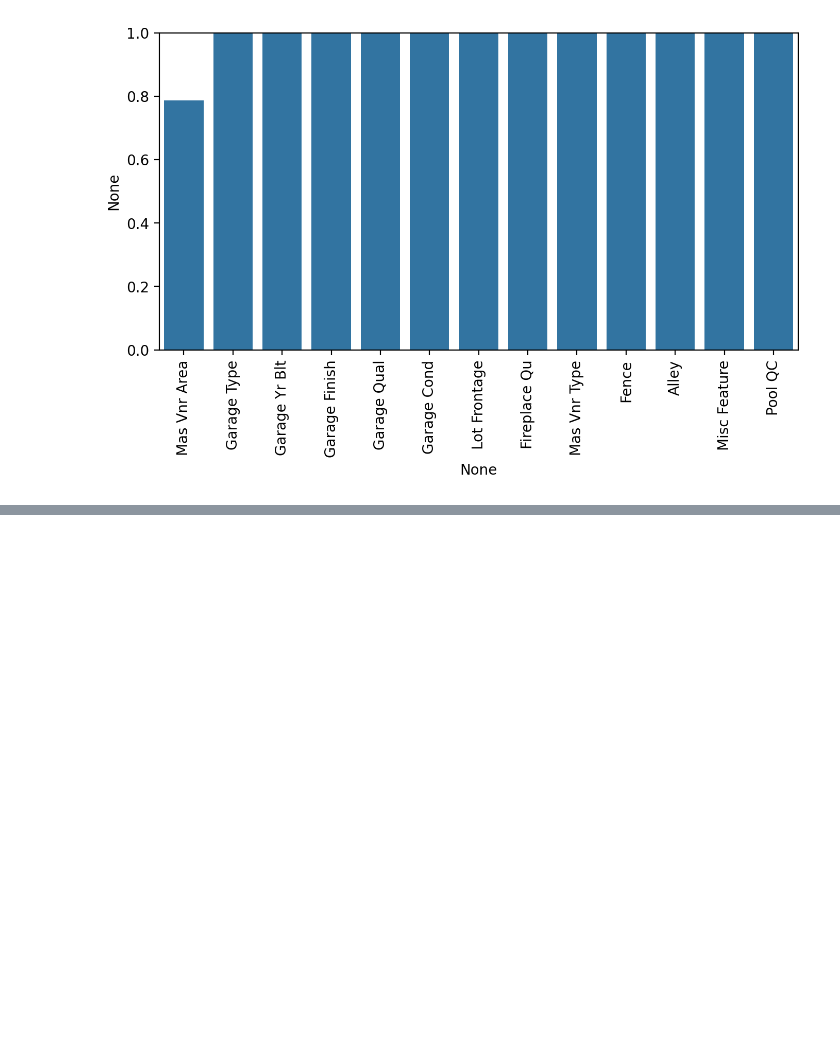
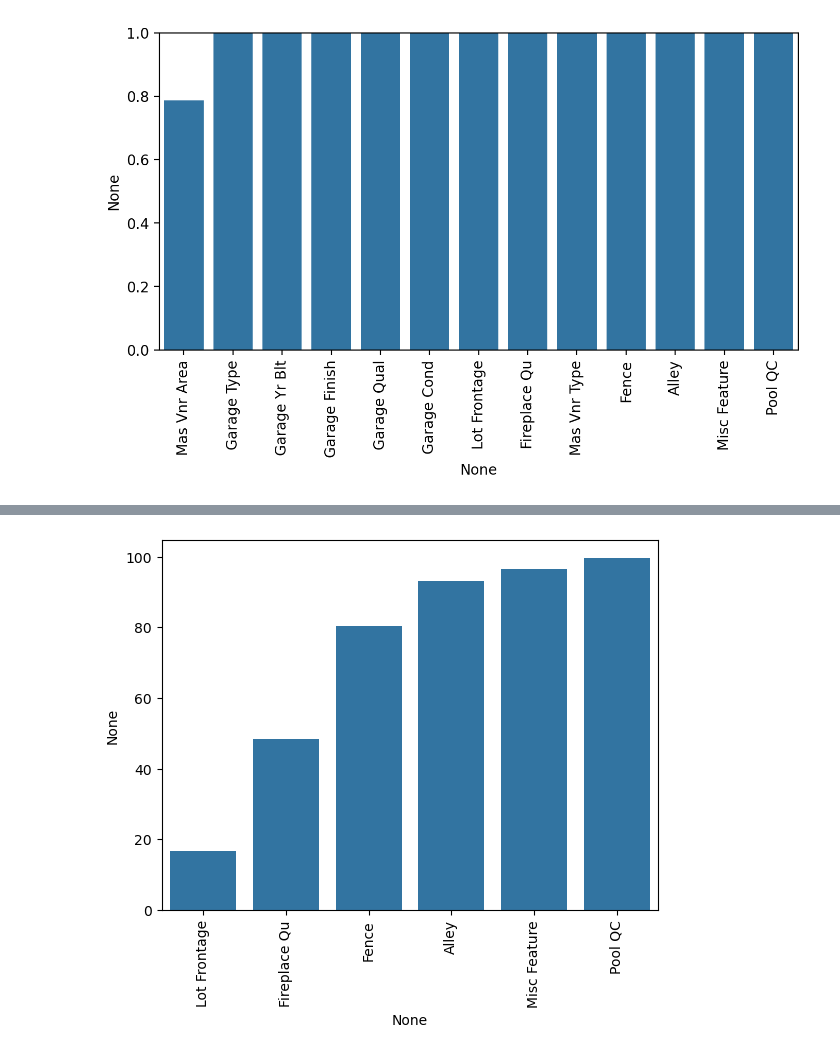
Before and after one commit to rd8479/machine-learning, a Jupyter notebook: recagnize null value.ipynb, the cells around one changed output, grey strips where cells are left out. Cells and saved outputs as stored; diff of their text form; code cells hidden in the pictures; blank space fills up the shorter version.

```diff
--- a/recagnize null value.ipynb
+++ b/recagnize null value.ipynb
@@ -161,6 +120,7 @@ plt.ylim(0,1)
 [figure]
 # %%
 df['Mas Vnr Area']=df['Mas Vnr Area'].fillna(0)
-df['Mas Vnr Type']=df['Mas Vnr Area'].fillna('None')
+df['Mas Vnr Type']=df['Mas Vnr Type'].fillna('None')
 # %%
-gar_str_cols=['Garage Type',
+gar_str_cols=['Garage Type','Garage Finish','Garage Qual','Garage Cond']
+df[gar_str_cols]=df[gar_str_cols].fillna('None')
@@ -170,0 +129,6 @@ Initialized empty Git repository in C:/Users/user.ASUS_55/Desktop/machineLearnin
+# %%
+df['Garage Yr Blt']=df['Garage Yr Blt'].fillna(0)
+# %%
+percent_nan=percent_missing(df)
+# %% [output]
+[figure, added]
```
Also changed, not shown: parts of 14 cells of this notebook.
